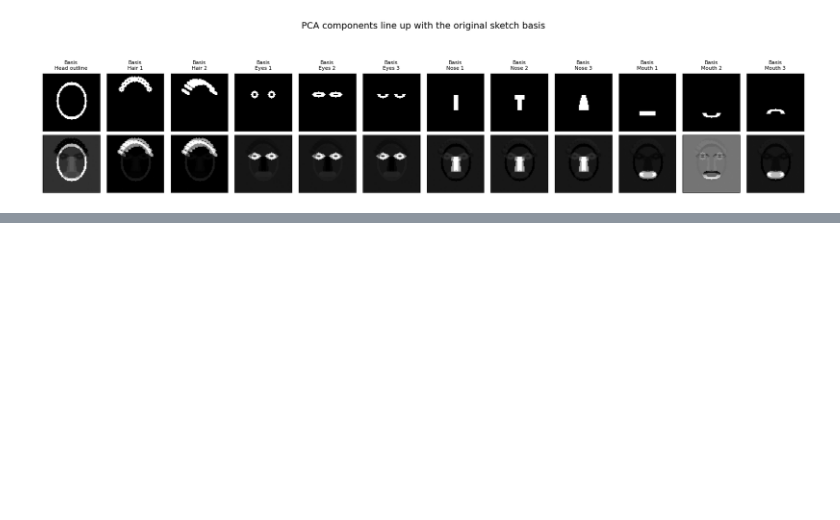
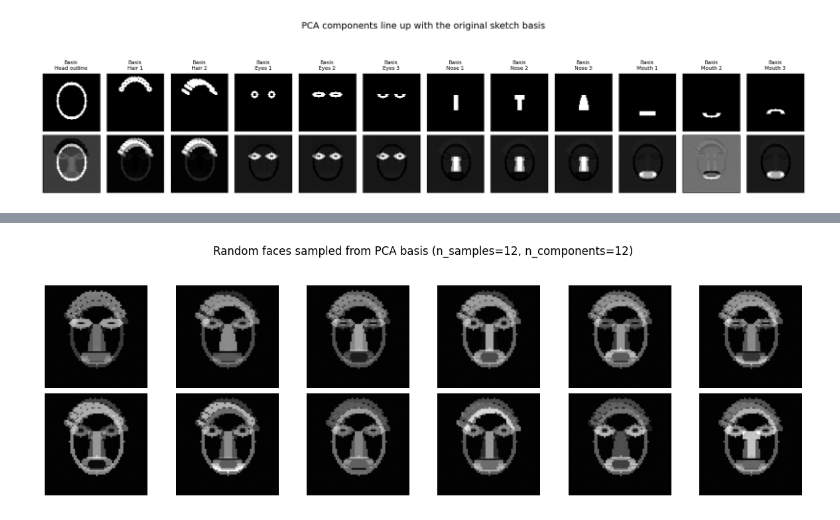
Before and after one commit to AssafR/CourseUtils, a Jupyter notebook: Notebooks/TESI_202512_PCA_on_sketches.ipynb, the cells around one changed output, grey strips where cells are left out. Drawn from its saved outputs; the diff is of its cells as text; code cells hidden in the pictures; blank space fills up the shorter version.

Commit message:
Added random faces. Also bug fixes

```diff
--- a/Notebooks/TESI_202512_PCA_on_sketches.ipynb
+++ b/Notebooks/TESI_202512_PCA_on_sketches.ipynb
@@ -584,0 +667,57 @@ interactive(children=(IntSlider(value=0, continuous_update=False, description='B
+# %%
+# --------------------------------------------------
+# 6. Sample new random faces from the PCA model
+# --------------------------------------------------
+
+from math import ceil
+
+
+def sample_random_pca_faces(n_samples=12, n_components=12, coeff_std=1.0, random_state=None):
+    """Generate new faces by sampling random PCA coefficients.
+
+    - Only the first `n_components` PCs are used; the rest are set to zero.
+    - Samples are drawn from N(0, coeff_std^2) in PCA space.
+    - The PCA training mean `X_pca_mean_val` is added back before clipping.
+    """
+
+    n_samples = int(n_samples)
+    n_components = int(n_components)
+    if n_samples <= 0:
+        return
+
+    n_components = max(1, min(n_components, n_pca_components))
+
+    rng_local = np.random.default_rng(random_state)
+
+    Z = np.zeros((n_samples, n_pca_components))
+    Z[:, :n_components] = rng_local.normal(scale=coeff_std, size=(n_samples, n_components))
+
+    X_centered_samples = pca.inverse_transform(Z)
+    X_samples = X_centered_samples + X_pca_mean_val
+    X_samples = np.clip(X_samples, 0.0, 1.0)
+
+    cols = min(6, n_samples)
+    rows = ceil(n_samples / cols)
+
+    fig, axes = plt.subplots(rows, cols, figsize=(2 * cols, 2 * rows))
+    axes = np.atleast_2d(axes)
+
+    for i in range(rows * cols):
+        r, c = divmod(i, cols)
+        ax = axes[r, c]
+        ax.axis("off")
+        if i < n_samples:
+            ax.imshow(X_samples[i].reshape(H, W), cmap="gray", vmin=0, vmax=1)
+
+    plt.suptitle(
+        f"Random faces sampled from PCA basis (n_samples={n_samples}, n_components={n_components})",
+        fontsize=12,
+    )
+    plt.tight_layout(rect=[0, 0, 1, 0.95])
+    plt.show()
+
+
+# Example usage: regenerate this cell to see a new random draw
+sample_random_pca_faces(n_samples=12, n_components=12, coeff_std=1.0, random_state=None)
+# %% [output]
+[figure, added]
```
Also changed, not shown: parts of 6 cells of this notebook.
